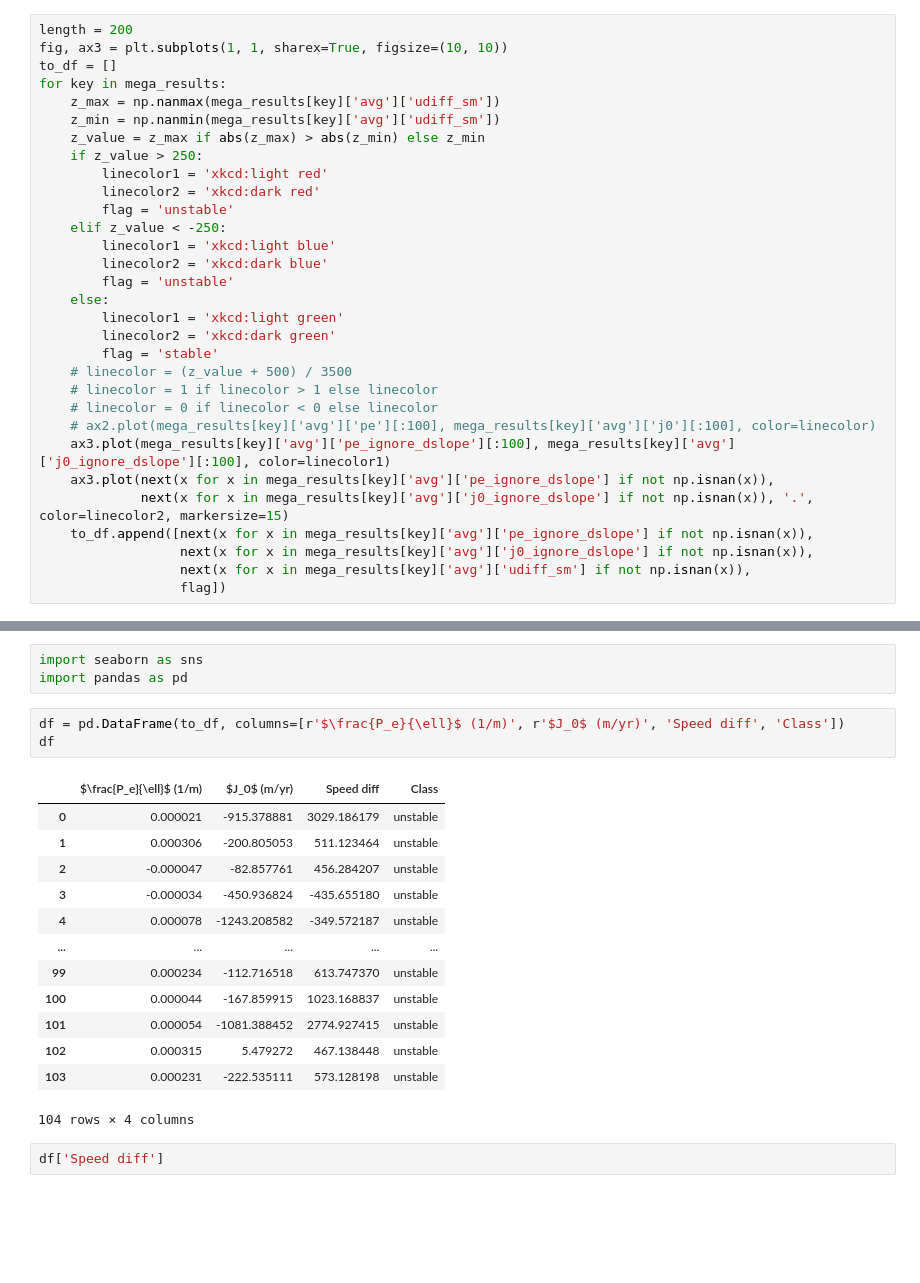
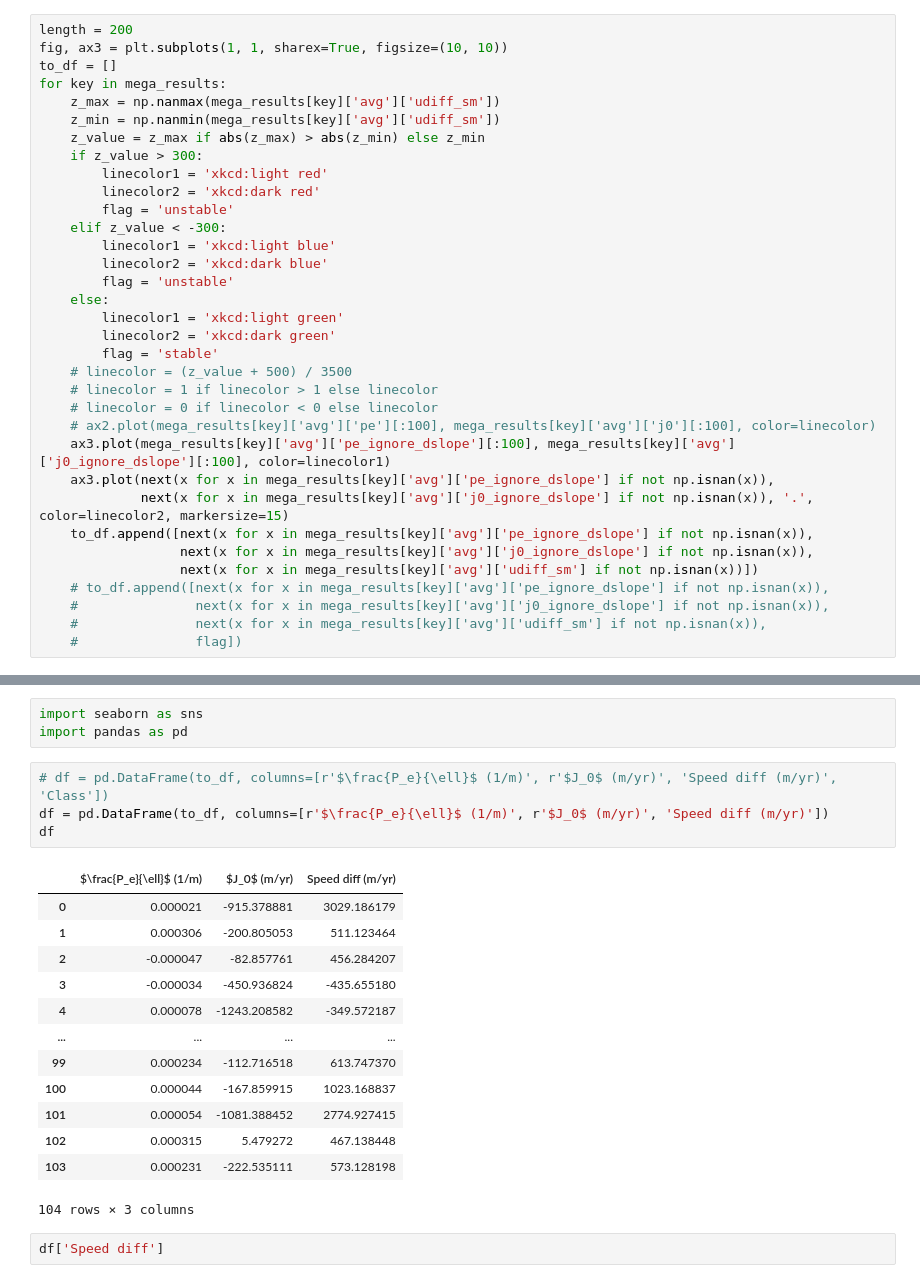
Before and after one commit to whyjz/pejzero, a Jupyter notebook: workflows/Pe-J0-Greenland-MultipleBasins-calc.ipynb, the cells around one changed output, grey strips where cells are left out. Drawn from its saved outputs; the diff is of its cells as text; blank space fills up the shorter version.

```diff
--- a/workflows/Pe-J0-Greenland-MultipleBasins-calc.ipynb
+++ b/workflows/Pe-J0-Greenland-MultipleBasins-calc.ipynb
@@ -217,11 +207,11 @@ for key in mega_results:
     z_max = np.nanmax(mega_results[key]['avg']['udiff_sm'])
     z_min = np.nanmin(mega_results[key]['avg']['udiff_sm'])
     z_value = z_max if abs(z_max) > abs(z_min) else z_min
-    if z_value > 250:
+    if z_value > 300:
         linecolor1 = 'xkcd:light red'
         linecolor2 = 'xkcd:dark red'
         flag = 'unstable'
-    elif z_value < -250:
+    elif z_value < -300:
         linecolor1 = 'xkcd:light blue'
         linecolor2 = 'xkcd:dark blue'
         flag = 'unstable'
@@ -238,6 +228,9 @@ for key in mega_results:
              next(x for x in mega_results[key]['avg']['j0_ignore_dslope'] if not np.isnan(x)), '.', color=linecolor2, markersize=15)
     to_df.append([next(x for x in mega_results[key]['avg']['pe_ignore_dslope'] if not np.isnan(x)),
                   next(x for x in mega_results[key]['avg']['j0_ignore_dslope'] if not np.isnan(x)),
-                  next(x for x in mega_results[key]['avg']['udiff_sm'] if not np.isnan(x)),
-                  flag])
+                  next(x for x in mega_results[key]['avg']['udiff_sm'] if not np.isnan(x))])
+    # to_df.append([next(x for x in mega_results[key]['avg']['pe_ignore_dslope'] if not np.isnan(x)),
+    #               next(x for x in mega_results[key]['avg']['j0_ignore_dslope'] if not np.isnan(x)),
+    #               next(x for x in mega_results[key]['avg']['udiff_sm'] if not np.isnan(x)),
+    #               flag])
 # %% [output]
@@ -271,22 +264,23 @@ fig.savefig('Fig3.png')
 import seaborn as sns
 import pandas as pd
 # %%
-df = pd.DataFrame(to_df, columns=[r'$\frac{P_e}{\ell}$ (1/m)', r'$J_0$ (m/yr)', 'Speed diff', 'Class'])
+# df = pd.DataFrame(to_df, columns=[r'$\frac{P_e}{\ell}$ (1/m)', r'$J_0$ (m/yr)', 'Speed diff (m/yr)', 'Class'])
+df = pd.DataFrame(to_df, columns=[r'$\frac{P_e}{\ell}$ (1/m)', r'$J_0$ (m/yr)', 'Speed diff (m/yr)'])
 df
 # %% [output]
-|  | $\frac{P_e}{\ell}$ (1/m) | $J_0$ (m/yr) | Speed diff | Class |
-| 0 | 0.000021 | -915.378881 | 3029.186179 | unstable |
-| 1 | 0.000306 | -200.805053 | 511.123464 | unstable |
-| 2 | -0.000047 | -82.857761 | 456.284207 | unstable |
-| 3 | -0.000034 | -450.936824 | -435.655180 | unstable |
-| 4 | 0.000078 | -1243.208582 | -349.572187 | unstable |
-| ... | ... | ... | ... | ... |
-| 99 | 0.000234 | -112.716518 | 613.747370 | unstable |
-| 100 | 0.000044 | -167.859915 | 1023.168837 | unstable |
-| 101 | 0.000054 | -1081.388452 | 2774.927415 | unstable |
-| 102 | 0.000315 | 5.479272 | 467.138448 | unstable |
-| 103 | 0.000231 | -222.535111 | 573.128198 | unstable |
+|  | $\frac{P_e}{\ell}$ (1/m) | $J_0$ (m/yr) | Speed diff (m/yr) |
+| 0 | 0.000021 | -915.378881 | 3029.186179 |
+| 1 | 0.000306 | -200.805053 | 511.123464 |
+| 2 | -0.000047 | -82.857761 | 456.284207 |
+| 3 | -0.000034 | -450.936824 | -435.655180 |
+| 4 | 0.000078 | -1243.208582 | -349.572187 |
+| ... | ... | ... | ... |
+| 99 | 0.000234 | -112.716518 | 613.747370 |
+| 100 | 0.000044 | -167.859915 | 1023.168837 |
+| 101 | 0.000054 | -1081.388452 | 2774.927415 |
+| 102 | 0.000315 | 5.479272 | 467.138448 |
+| 103 | 0.000231 | -222.535111 | 573.128198 |
-104 rows × 4 columns
+104 rows × 3 columns
 # %%
 df['Speed diff']
 # %% [output]
```
Also changed, not shown: parts of 9 cells of this notebook, 8 other files.
